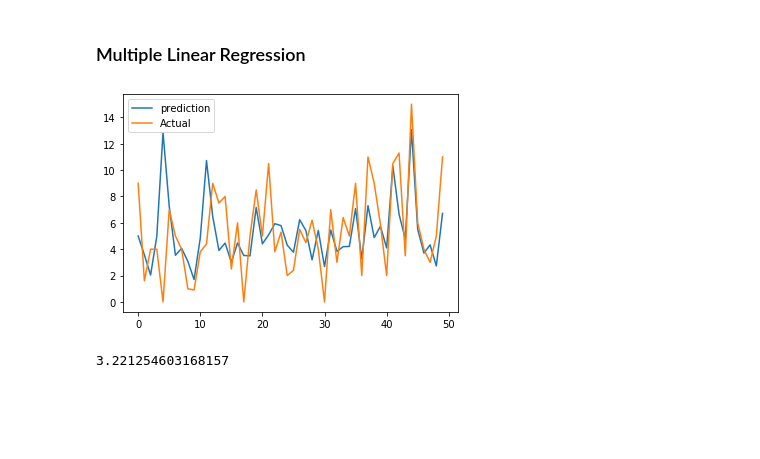
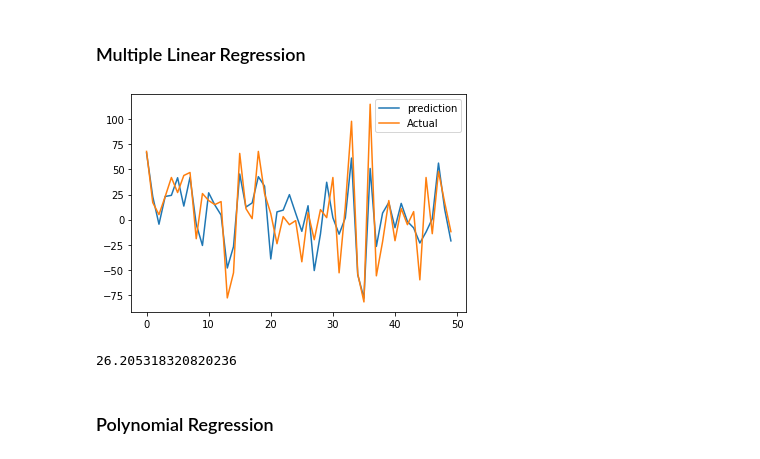
Before and after one commit to oliverZZ/193B_Glucose_Monitor, a Jupyter notebook: Glucose_monitoring.ipynb, the cells around one changed output. Drawn from its saved outputs; the diff is of its cells as text; code cells hidden in the pictures; blank space fills up the shorter version.

Commit message:
Added a poly regression; Need clean data

```diff
--- a/Glucose_monitoring.ipynb
+++ b/Glucose_monitoring.ipynb
@@ -128,8 +128,8 @@ from sklearn.model_selection import train_test_split
 from sklearn.linear_model import LinearRegression
 from sklearn import metrics
 
-x = pt118[['POC_Glucose', 'd_Glucose']].values
-y = pt118['Insulin_Rate'].values
+x = pt118[['POC_Glucose', 'Insulin_Rate','d_Glucose']].values
+y = pt118['dd_Glucose'].values
 
 x_train, x_test, y_train, y_test = train_test_split(x, y, test_size=0.2, random_state=0)
 
@@ -137,13 +137,15 @@ regressor = LinearRegression()
 regressor.fit(x_train, y_train)
 y_pred = regressor.predict(x_test)
 # %%
-plt.plot(y_pred[50:100], label='prediction')
-plt.plot(y_test[50:100], label='Actual')
+plt.plot(y_pred[150:200], label='prediction')
+plt.plot(y_test[150:200], label='Actual')
 plt.legend()
 plt.show()
 # %% [output]
-[figure, old version]
+[figure, new version]
 # %%
 print(np.sqrt(metrics.mean_squared_error(y_test, y_pred)))
 # %% [output]
-3.221254603168157
+26.205318320820236
+# %% [markdown]
+### Polynomial Regression ###
```
Also changed, not shown: parts of 3 cells of this notebook.
